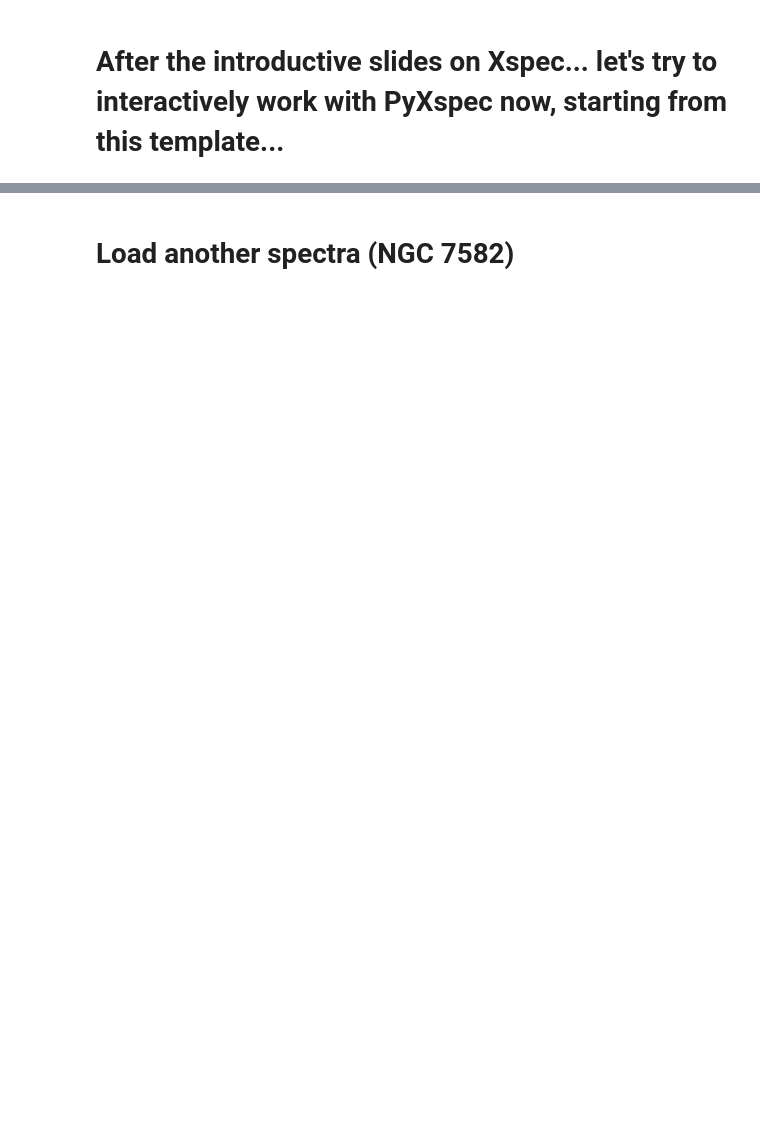
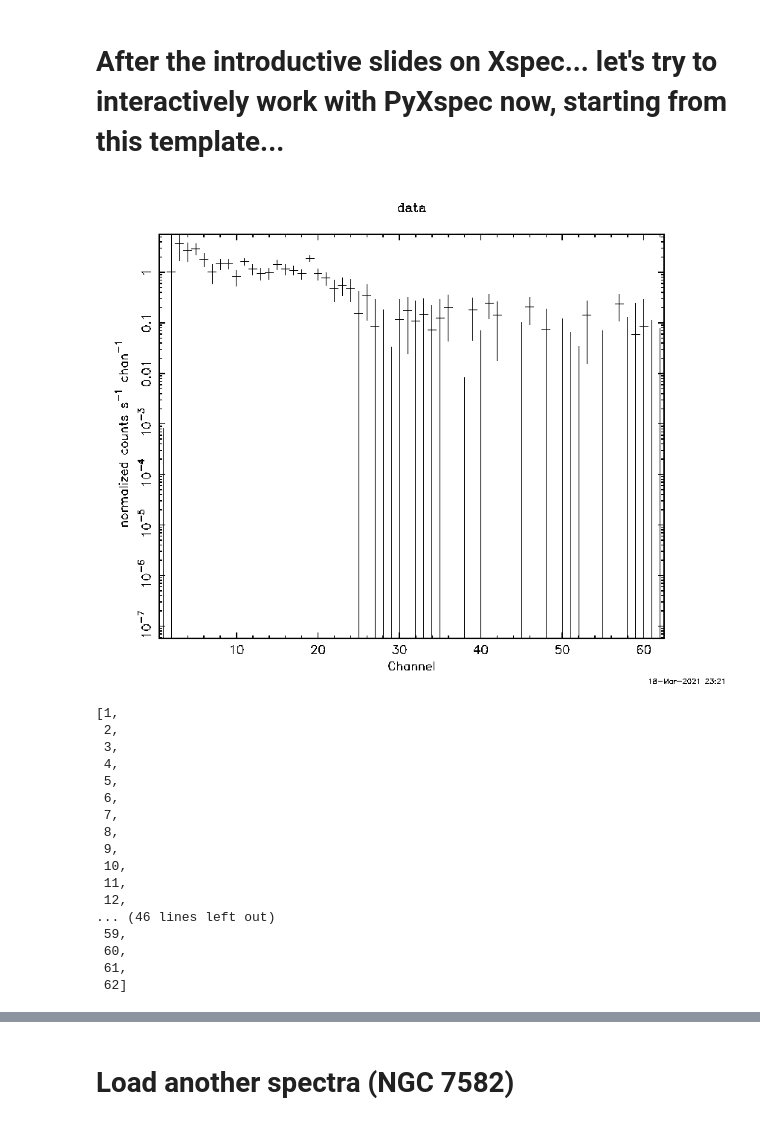
Before and after one commit to andreatramacere/xspec_students, a Jupyter notebook: examples/xspec_tutorial.ipynb, the cells around one changed output, grey strips where cells are left out. Drawn from its saved outputs; the diff is of its cells as text; code cells hidden in the pictures; blank space fills up the shorter version.

```diff
--- a/examples/xspec_tutorial.ipynb
+++ b/examples/xspec_tutorial.ipynb
@@ -27,7 +36,7 @@ def print_model(m):
 import shutil
 from IPython.display import Image
 from IPython.display import display
-def plot_spectrum(what = "euf del", units = "keV", rebin = 0, command = ""):
+def plot_spectrum(what = "euf del", units = "keV", minSig=0, maxBins=1, command = ""):
     '''
     Possible unit formats are: "channel", "MeV", "Hz", "angstrom"
     rebin: minSig, maxBins, groupNum, errType
@@ -37,10 +46,11 @@ def plot_spectrum(what = "euf del", units = "keV", rebin = 0, command = ""):
     xsp.Plot.device="/png"
     xsp.Plot.xAxis=units
     xsp.Plot.background = True
+    xsp.Plot.setRebin(minSig=minSig, maxBins=maxBins)#, groupNum=1, errType="quad") #DOES NOT WORK
+    if command:
+        xsp.Plot.addCommand(command)
     xsp.Plot(what)
 
-#    if command:
-#        xsp.Plot.addCommand(command)
     #xspec.Plot.addCommand("setplot en")
 #    xsp.Plot.xLog = False
 #    xsp.Plot.yLog = False
@@ -68,6 +78,8 @@ def plot_spectrum(what = "euf del", units = "keV", rebin = 0, command = ""):
     shutil.move("pgplot.png_2", fn)
 
     _=display(Image(filename=fn,format="png"))
+
+    return xsp.Plot
 # %%
 def get_stats():
     chi2_red=xsp.Fit.statistic/xsp.Fit.dof
@@ -98,0 +106,23 @@ m = xsp.Model(model_name)
+# %%
+s.notice('all')
+plot_spectrum(what='ldata', units='ch')
+s.noticed
+# %% [output]
+[figure, added]
+[1,
+ 2,
+ 3,
+ 4,
+ 5,
+ 6,
+ 7,
+ 8,
+ 9,
+ 10,
+ 11,
+ 12,
+... (46 lines left out)
+ 59,
+ 60,
+ 61,
+ 62]
```
Also changed, not shown: parts of 66 cells of this notebook.
